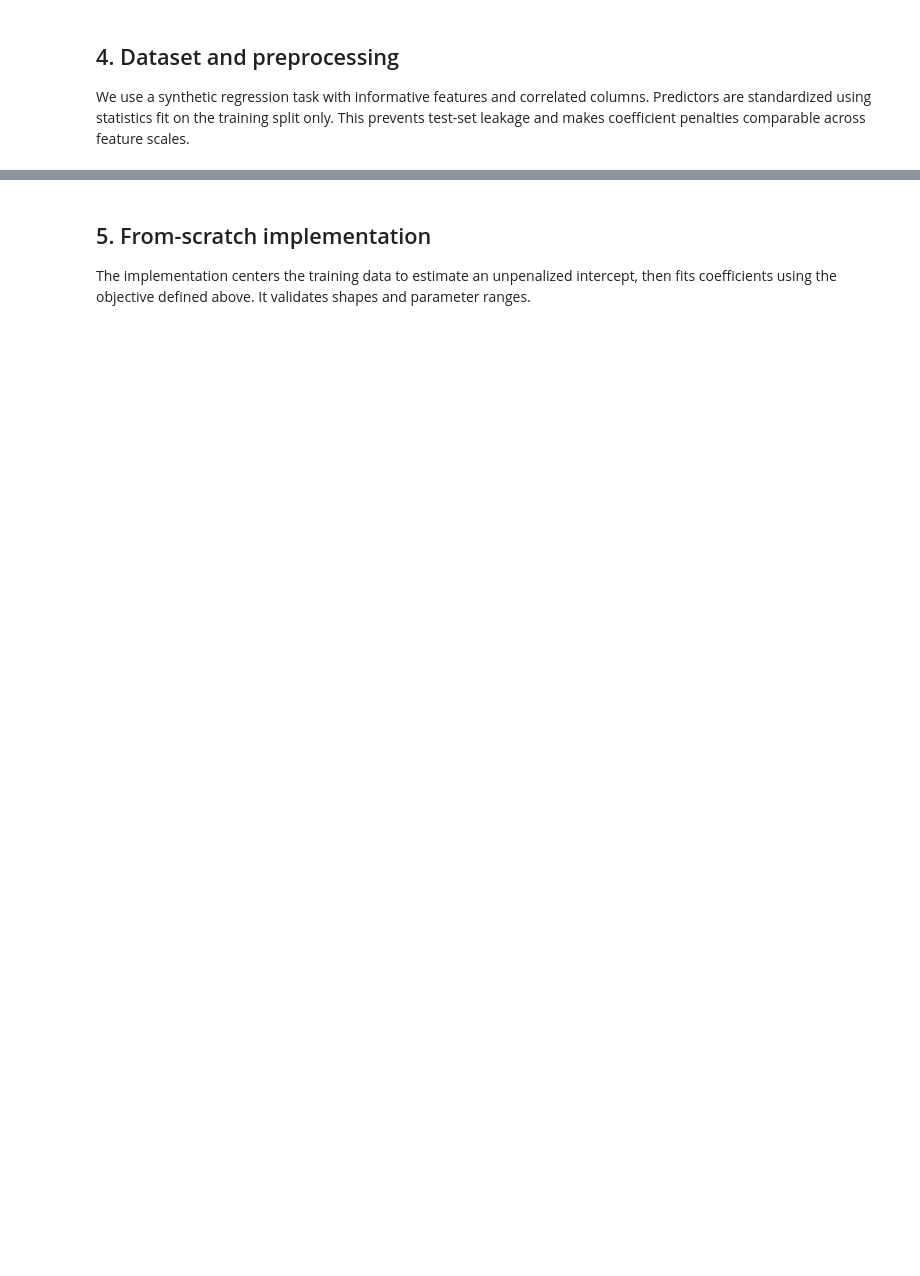
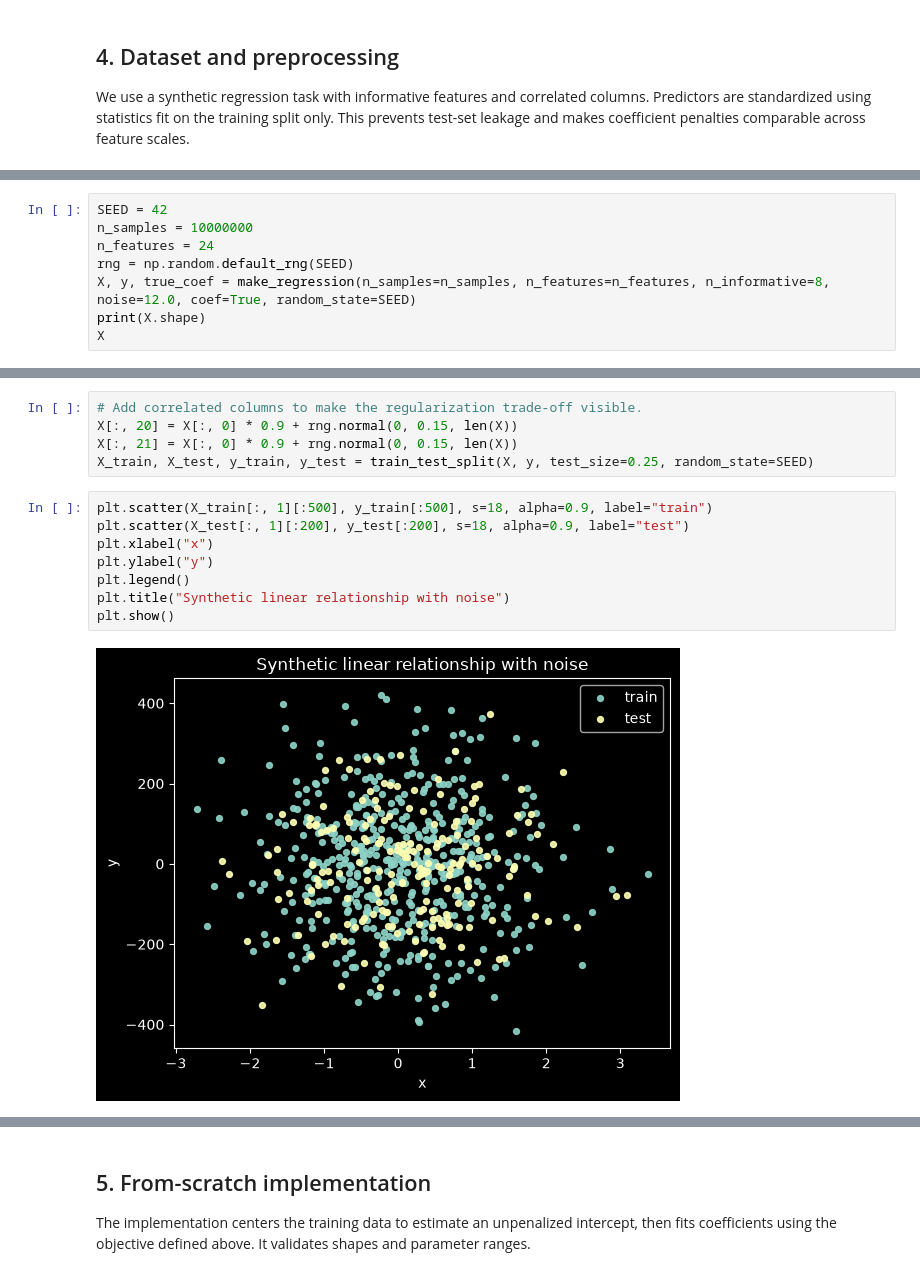
Before and after one commit to prashanthprabhu24/Classical-ML, a Jupyter notebook: Supervised/Linear Models/ridge_regression.ipynb, the cells around one changed output, grey strips where cells are left out. Drawn from its saved outputs; the diff is of its cells as text; blank space fills up the shorter version.

```diff
--- a/Supervised/Linear Models/ridge_regression.ipynb
+++ b/Supervised/Linear Models/ridge_regression.ipynb
@@ -17,0 +26,8 @@ We use a synthetic regression task with informative features and correlated colu
+# %%
+SEED = 42
+n_samples = 10000000
+n_features = 24
+rng = np.random.default_rng(SEED)
+X, y, true_coef = make_regression(n_samples=n_samples, n_features=n_features, n_informative=8, noise=12.0, coef=True, random_state=SEED)
+print(X.shape)
+X
@@ -18 +56,16 @@ We use a synthetic regression task with informative features and correlated colu
+# %%
+# Add correlated columns to make the regularization trade-off visible.
+X[:, 20] = X[:, 0] * 0.9 + rng.normal(0, 0.15, len(X))
+X[:, 21] = X[:, 0] * 0.9 + rng.normal(0, 0.15, len(X))
+X_train, X_test, y_train, y_test = train_test_split(X, y, test_size=0.25, random_state=SEED)
+# %%
+plt.scatter(X_train[:, 1][:500], y_train[:500], s=18, alpha=0.9, label="train")
+plt.scatter(X_test[:, 1][:200], y_test[:200], s=18, alpha=0.9, label="test")
+plt.xlabel("x")
+plt.ylabel("y")
+plt.legend()
+plt.title("Synthetic linear relationship with noise")
+plt.show()
+# %% [output]
+[figure, added]
 # %%
```
Also changed, not shown: parts of 11 cells of this notebook, 4 other files.
